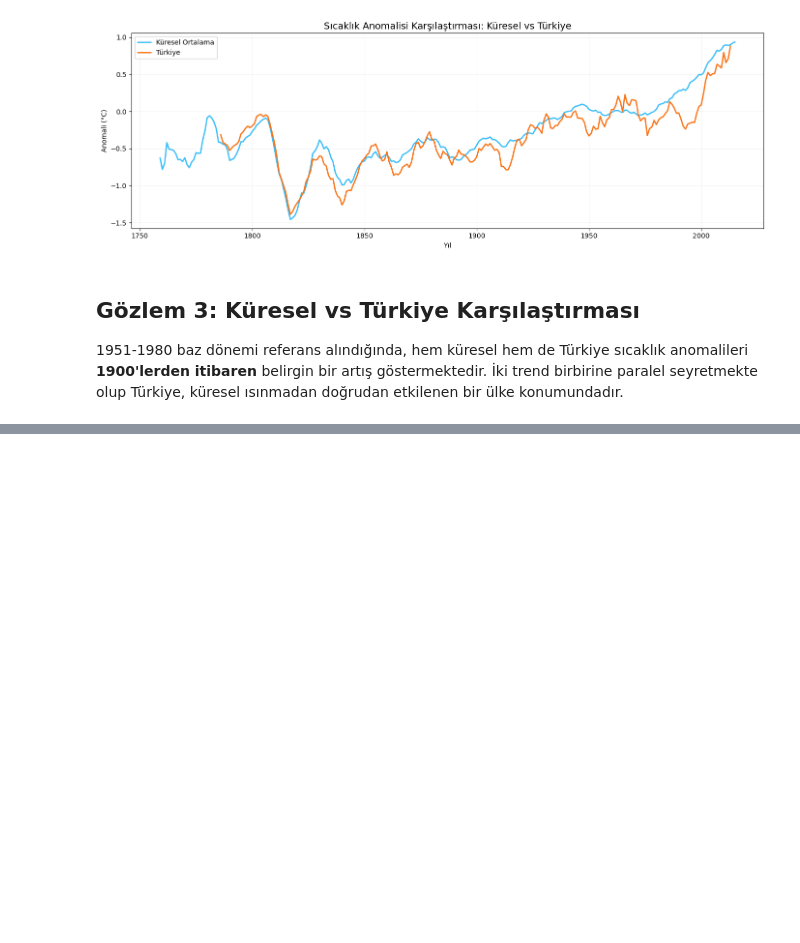
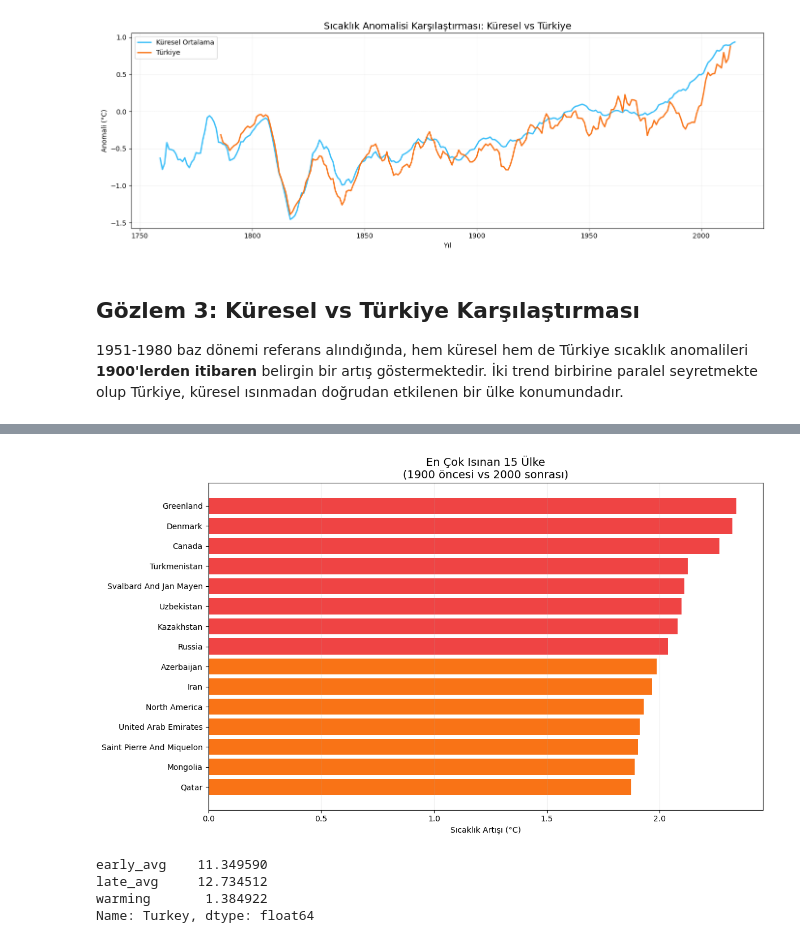
Before and after one commit to nebulalarca/climate-analysis, a Jupyter notebook: iklim verisi zaman serisi.ipynb, the cells around one changed output, grey strips where cells are left out. Saved outputs shown, nothing was run; the diff lists cells and outputs as text; code cells hidden in the pictures; blank space fills up the shorter version.

```diff
--- a/iklim verisi zaman serisi.ipynb
+++ b/iklim verisi zaman serisi.ipynb
@@ -267,0 +370,12 @@ doğrudan etkilenen bir ülke konumundadır.
+# %%
+early = df_country[df_country["year"] < 1900].groupby("Country")["AverageTemperature"].mean()
+late = df_country[df_country["year"] >= 2000].groupby("Country")["AverageTemperature"].mean()
+df_warming = pd.DataFrame({
+    "early_avg": early,
+    "late_avg": late
+}).dropna()
+
+df_warming["warming"] = df_warming["late_avg"] - df_warming["early_avg"]
+
+top15 = df_warming.sort_values("warming", ascending=False).head(15)
+print(top15)
@@ -267,0 +400,18 @@ doğrudan etkilenen bir ülke konumundadır.
+# %%
+plt.figure(figsize=(12, 7))
+colors = ["#ef4444" if x > 2 else "#f97316" for x in top15["warming"]]
+plt.barh(top15.index[::-1], top15["warming"][::-1], color=colors[::-1])
+plt.xlabel("Sıcaklık Artışı (°C)")
+plt.title("En Çok Isınan 15 Ülke\n(1900 öncesi vs 2000 sonrası)", fontsize=14)
+plt.grid(alpha=0.2, axis="x")
+plt.tight_layout()
+plt.show()
+# %% [output]
+[figure, added]
+# %%
+print(df_warming.loc["Turkey"])
+# %% [output]
+early_avg    11.349590
+late_avg     12.734512
+warming       1.384922
+Name: Turkey, dtype: float64
```
Also changed, not shown: parts of 11 cells of this notebook.
